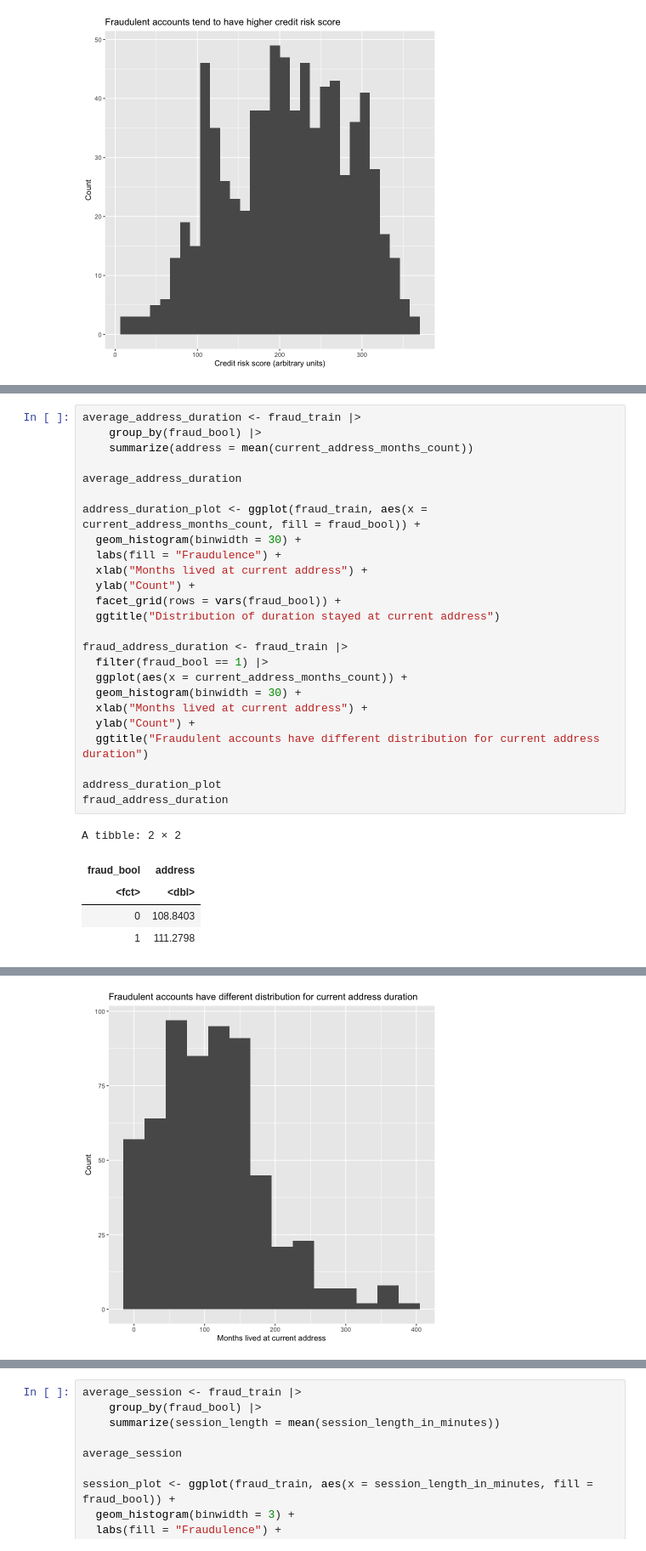
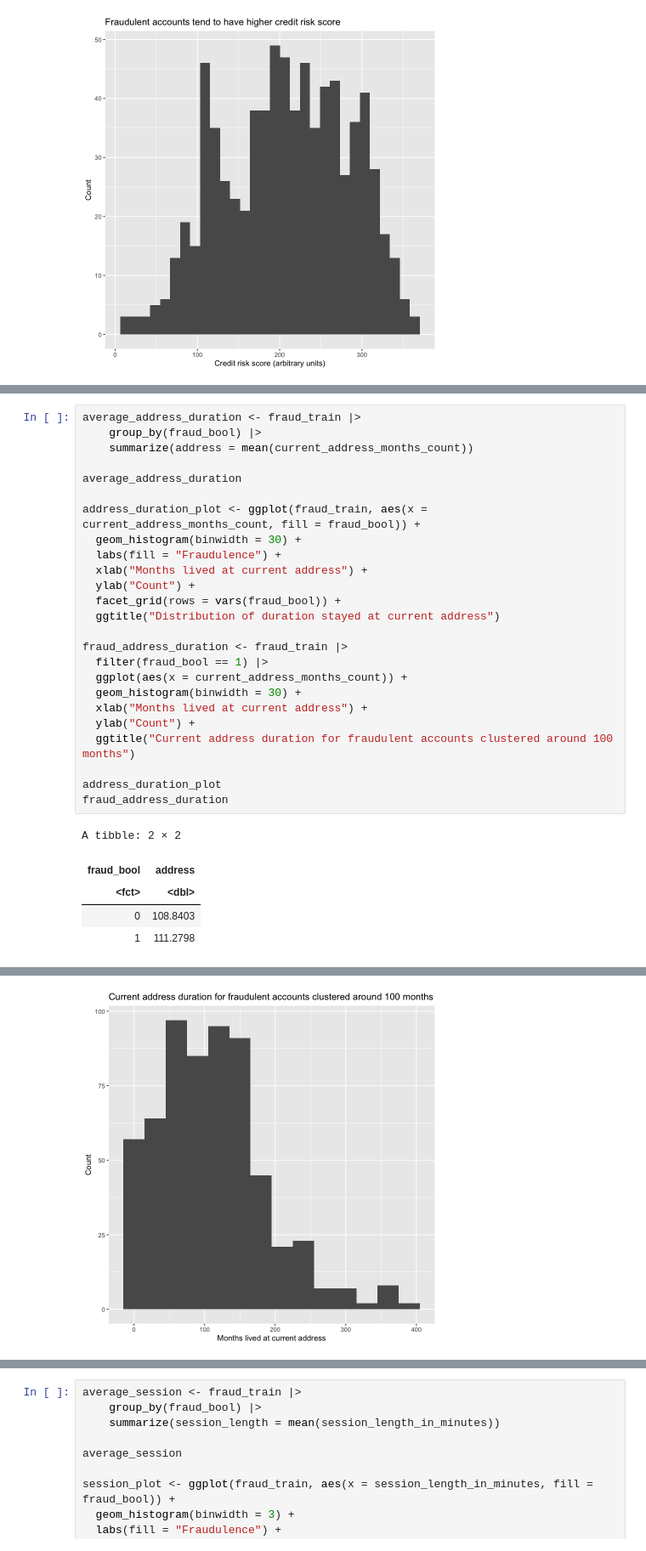
Before and after one commit to aqil18/DSCI100-Term-Project-2022W2, a Jupyter notebook: group_project_proposal.ipynb, the cells around one changed output, grey strips where cells are left out. Shown at 85% size. Drawn from its saved outputs; the diff is of its cells as text.

```diff
--- a/group_project_proposal.ipynb
+++ b/group_project_proposal.ipynb
@@ -269,35 +252,35 @@ A tibble: 2 × 2
 average_address_duration <- fraud_train |>
     group_by(fraud_bool) |>
     summarize(address = mean(current_address_months_count))
 
 average_address_duration
 
 address_duration_plot <- ggplot(fraud_train, aes(x = current_address_months_count, fill = fraud_bool)) +
   geom_histogram(binwidth = 30) +
   labs(fill = "Fraudulence") +
   xlab("Months lived at current address") +
   ylab("Count") +
   facet_grid(rows = vars(fraud_bool)) +
   ggtitle("Distribution of duration stayed at current address")
 
 fraud_address_duration <- fraud_train |>
   filter(fraud_bool == 1) |>
   ggplot(aes(x = current_address_months_count)) +
   geom_histogram(binwidth = 30) +
   xlab("Months lived at current address") +
   ylab("Count") +
-  ggtitle("Fraudulent accounts have different distribution for current address duration")
+  ggtitle("Current address duration for fraudulent accounts clustered around 100 months")
 
 address_duration_plot
 fraud_address_duration
 # %% [output]
 A tibble: 2 × 2
 | fraud_bool | address |
 | <fct> | <dbl> |
 | 0 | 108.8403 |
 | 1 | 111.2798 |
 [figure]
-[figure, old version]
+[figure, new version]
 # %%
 average_similarity <- fraud_train |>
     group_by(fraud_bool) |>
```
Also changed, not shown: parts of 6 cells of this notebook.
